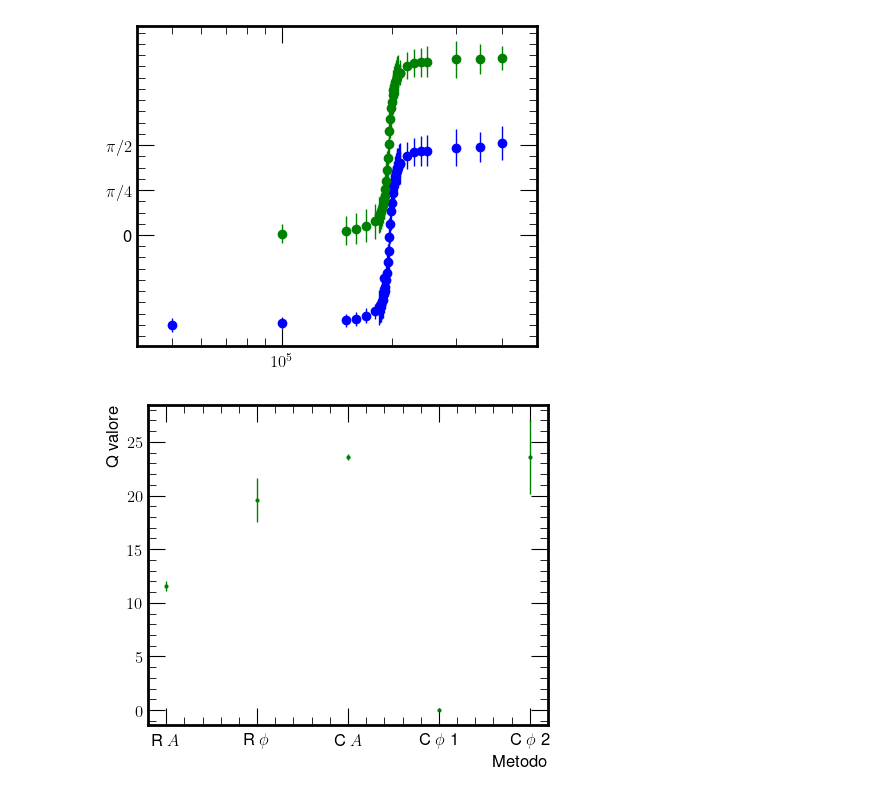
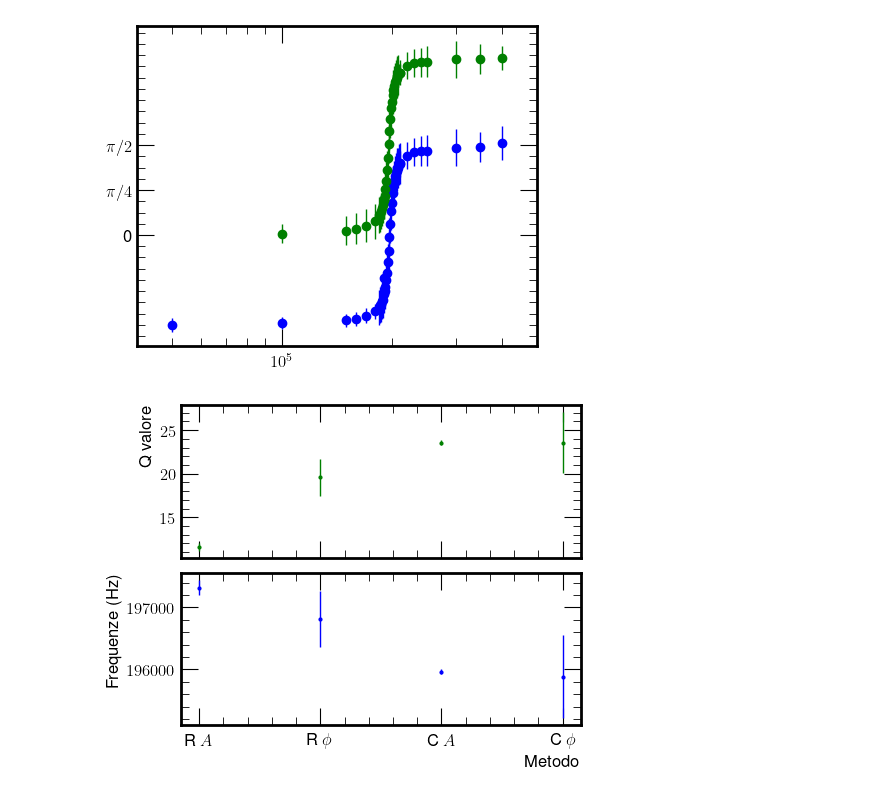
Before and after one commit to Fra005Ve/G09---SF2-, a Jupyter notebook: RLC in frequenza/RLC in frequenza.ipynb, the cells around one changed output. Cells and saved outputs as stored; diff of their text form; code cells hidden in the pictures.

```diff
--- a/RLC in frequenza/RLC in frequenza.ipynb
+++ b/RLC in frequenza/RLC in frequenza.ipynb
@@ -287,10 +402,11 @@ print(chi2phiC/(len(fC)-1))
 
 x_fit = np.linspace(min(fC)-100,max(fC)+1e4, 10000)
 
-frequenze.append(valphiC[1])
-sfrequenze.append(np.sqrt(covphiC[1,1]))
-qvalore.append(valphiC[0])
-sqvalore.append(np.sqrt(covphiC[0,0]))
+# frequenze.append(valphiC[1])
+# sfrequenze.append(np.sqrt(covphiC[1,1]))
+
+# qvalore.append(valphiC[0])
+# sqvalore.append(np.sqrt(covphiC[0,0]))
 
 # Plot the first fit to define t0
 fig, ax = plt.subplots(2, 1, figsize=(5, 4),sharex=True, constrained_layout = True, height_ratios=[2, 1])
@@ -388,17 +505,20 @@ plt.show()
 # %% [output]
 [figure]
 # %%
-fig, axF = plt.subplots(1,1, figsize=(5,4))
+fig, ax = plt.subplots(2,1, figsize=(5,4), sharex = True)
 
-# axF.errorbar([0,1,2,3,4], frequenze,  yerr= sfrequenze , fmt='bo')
-axF.set_xticks([0,1,2,3,4])
-labels = axF.set_xticklabels((r"R $A$", r"R $\phi$", r"C $A$", r"C $\phi$ 1", r"C $\phi$ 2"))
+ax[0].errorbar([0,1,2,3], qvalore,  yerr= sqvalore , fmt='go', ms = 2)
+
+ax[1].errorbar([0,1,2,3], frequenze,  yerr= sfrequenze , fmt='bo', ms = 2)
 
 
-axF.errorbar([0,1,2,3,4], qvalore,  yerr= sqvalore , fmt='go', ms = 2)
-axF.set_xlabel("Metodo")
-axF.set_ylabel("Q valore")
+ax[1].set_xticks([0,1,2,3])
+labels = ax[1].set_xticklabels((r"R $A$", r"R $\phi$", r"C $A$", r"C $\phi$"))
+
+ax[1].set_xlabel("Metodo")
+ax[0].set_ylabel("Q valore")
+ax[1].set_ylabel("Frequenze (Hz)")
 
 plt.show()
 # %% [output]
-[figure, old version]
+[figure, new version]
```
Also changed, not shown: parts of 10 cells of this notebook.
